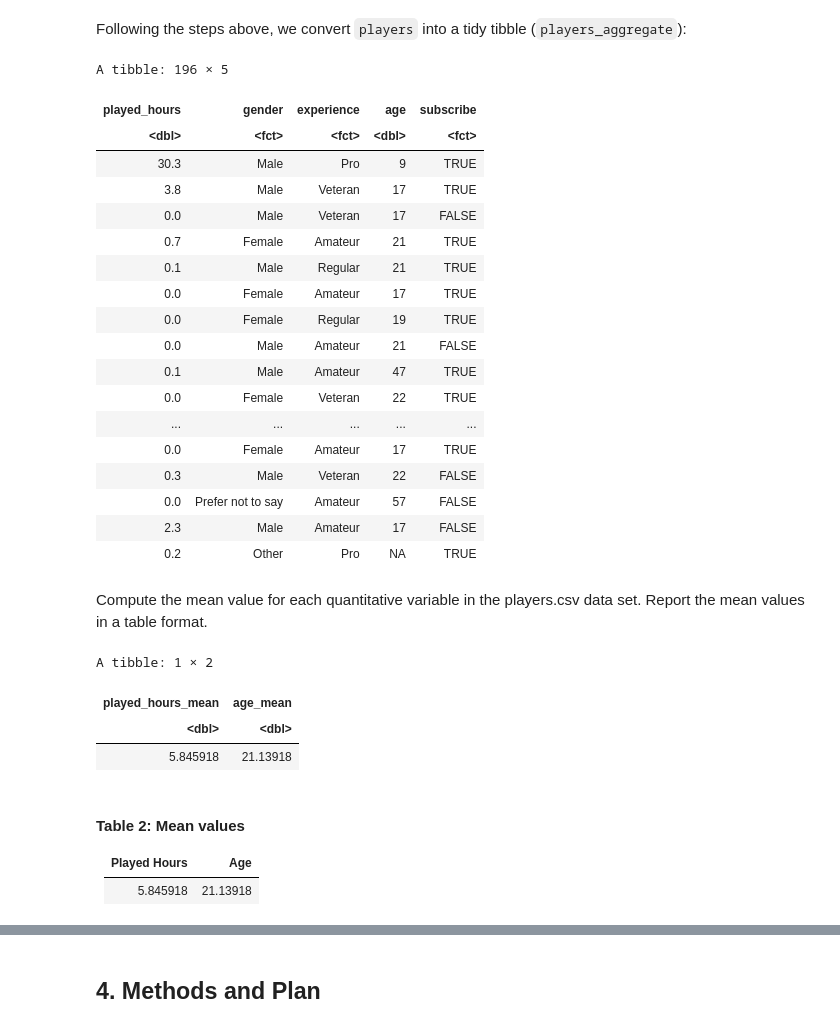
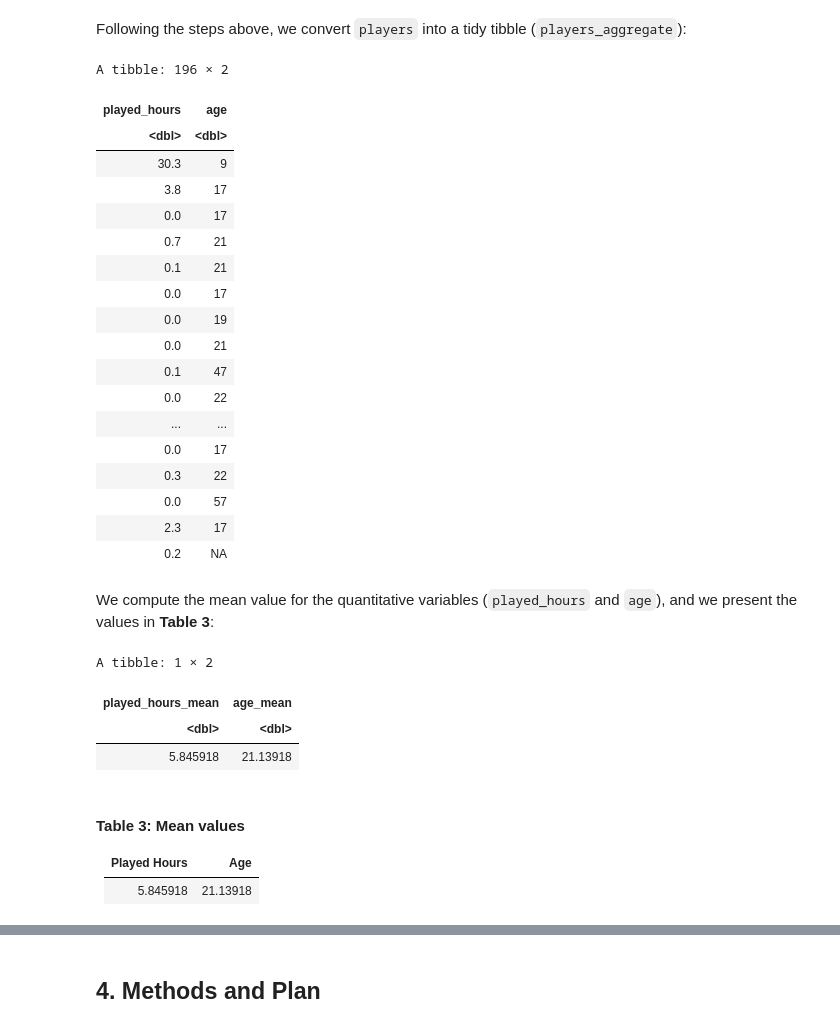
Before and after one commit to doralei/DSCI100-Individual-Planning-Report, a Jupyter notebook: planning_report.ipynb, the cells around one changed output, grey strips where cells are left out. Saved outputs shown, nothing was run; the diff lists cells and outputs as text; code cells hidden in the pictures.

```diff
--- a/planning_report.ipynb
+++ b/planning_report.ipynb
@@ -124,33 +111,30 @@ Following the steps above, we convert `players` into a tidy tibble (`players_agg
 # %%
 players_aggregate <- players |>
     clean_names() |>
-    mutate(experience = as_factor(experience),
-           gender = as_factor(gender),
-           subscribe = as_factor(subscribe)) |>
-    select(played_hours, gender, experience, age, subscribe)
+    select(played_hours, age)
 players_aggregate
 # %% [output]
-A tibble: 196 × 5
+A tibble: 196 × 2
-| played_hours | gender | experience | age | subscribe |
-| <dbl> | <fct> | <fct> | <dbl> | <fct> |
-| 30.3 | Male | Pro | 9 | TRUE |
-| 3.8 | Male | Veteran | 17 | TRUE |
-| 0.0 | Male | Veteran | 17 | FALSE |
-| 0.7 | Female | Amateur | 21 | TRUE |
-| 0.1 | Male | Regular | 21 | TRUE |
-| 0.0 | Female | Amateur | 17 | TRUE |
-| 0.0 | Female | Regular | 19 | TRUE |
-| 0.0 | Male | Amateur | 21 | FALSE |
-| 0.1 | Male | Amateur | 47 | TRUE |
-| 0.0 | Female | Veteran | 22 | TRUE |
-| ... | ... | ... | ... | ... |
-| 0.0 | Female | Amateur | 17 | TRUE |
-| 0.3 | Male | Veteran | 22 | FALSE |
-| 0.0 | Prefer not to say | Amateur | 57 | FALSE |
-| 2.3 | Male | Amateur | 17 | FALSE |
-| 0.2 | Other | Pro | NA | TRUE |
+| played_hours | age |
+| <dbl> | <dbl> |
+| 30.3 | 9 |
+| 3.8 | 17 |
+| 0.0 | 17 |
+| 0.7 | 21 |
+| 0.1 | 21 |
+| 0.0 | 17 |
+| 0.0 | 19 |
+| 0.0 | 21 |
+| 0.1 | 47 |
+| 0.0 | 22 |
+| ... | ... |
+| 0.0 | 17 |
+| 0.3 | 22 |
+| 0.0 | 57 |
+| 2.3 | 17 |
+| 0.2 | NA |
 # %% [markdown]
-Compute the mean value for each quantitative variable in the players.csv data set. Report the mean values in a table format.
+We compute the mean value for the quantitative variables (`played_hours` and `age`), and we present the values in **Table 3**:
 # %%
 mean <- players_aggregate |>
     summarize(played_hours_mean = mean(played_hours, na.rm = TRUE),
@@ -162,7 +146,7 @@ A tibble: 1 × 2
 | <dbl> | <dbl> |
 | 5.845918 | 21.13918 |
 # %% [markdown]
-#### Table 2: Mean values
+#### Table 3: Mean values
 | Played Hours | Age |
 | ---- | ----|
 | 5.845918 | 21.13918|
```
Also changed, not shown: parts of 11 cells of this notebook.
